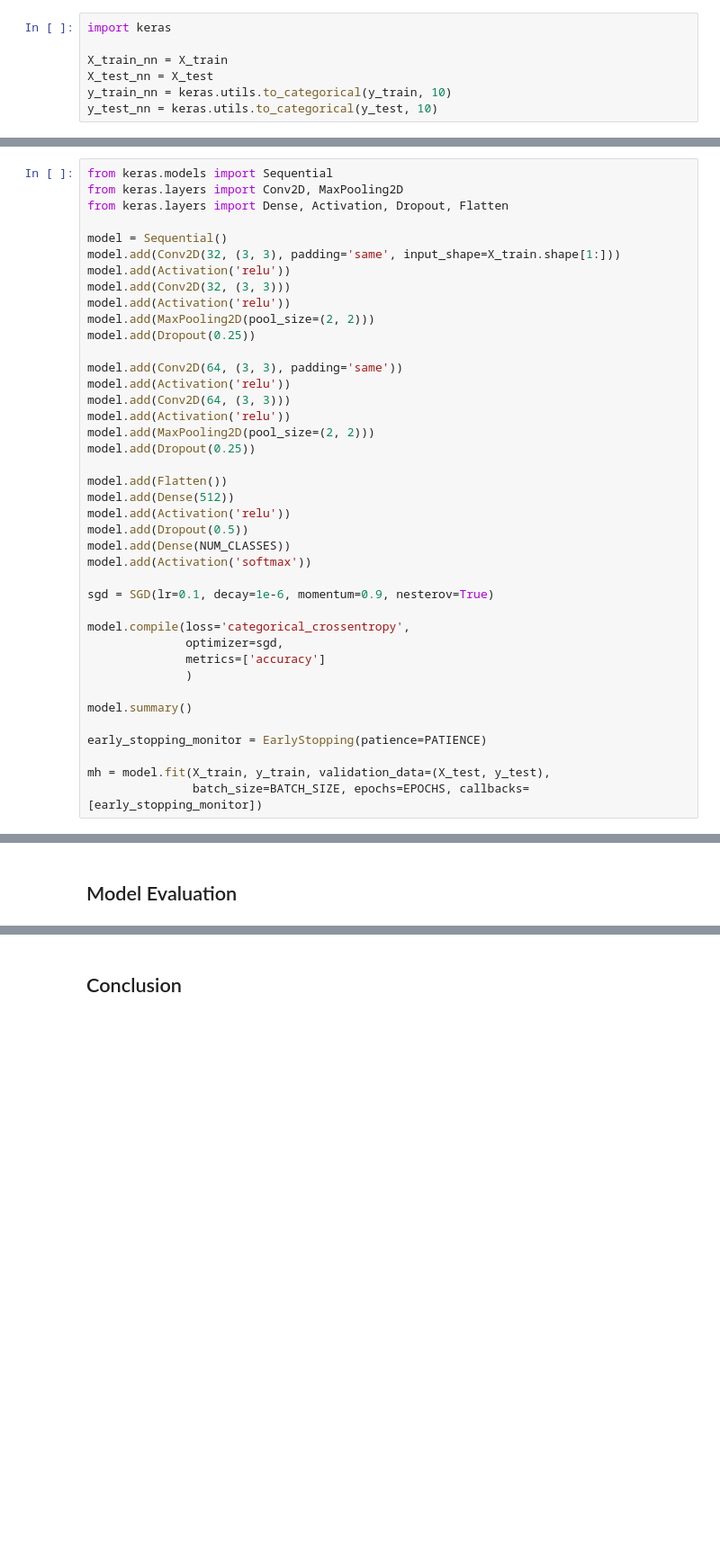
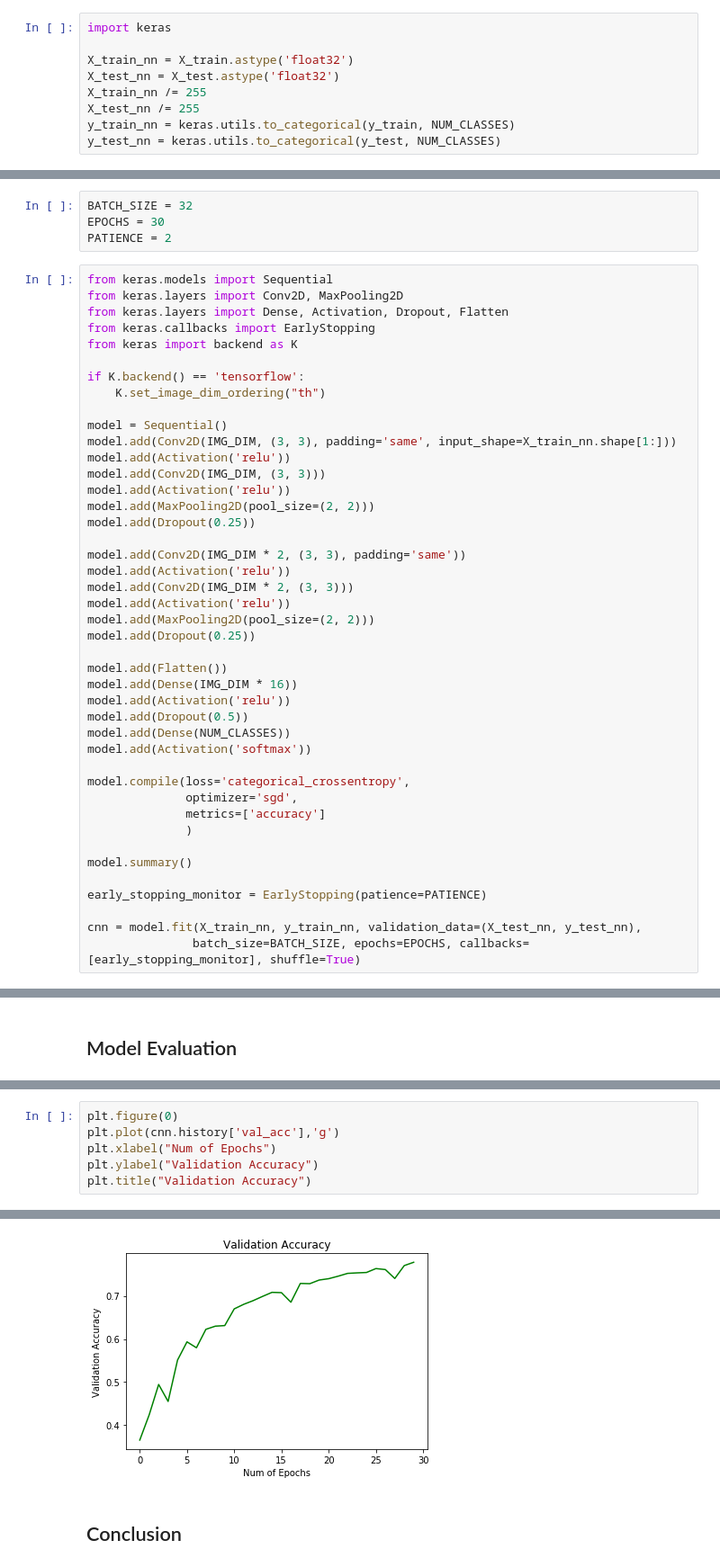
Before and after one commit to jayhuang1/cifar-10, a Jupyter notebook: cifar.ipynb, the cells around one changed output, grey strips where cells are left out. Shown at 90% size. Drawn from its saved outputs; the diff is of its cells as text; blank space fills up the shorter version.

```diff
--- a/cifar.ipynb
+++ b/cifar.ipynb
@@ -36,10 +40,12 @@ For our neural networks implementation, the label data needs to be converted int
 # %%
 import keras
 
-X_train_nn = X_train
-X_test_nn = X_test
-y_train_nn = keras.utils.to_categorical(y_train, 10)
-y_test_nn = keras.utils.to_categorical(y_test, 10)
+X_train_nn = X_train.astype('float32')
+X_test_nn = X_test.astype('float32')
+X_train_nn /= 255
+X_test_nn /= 255
+y_train_nn = keras.utils.to_categorical(y_train, NUM_CLASSES)
+y_test_nn = keras.utils.to_categorical(y_test, NUM_CLASSES)
 # %% [markdown]
 ## Model Building
 
@@ -74,36 +135,43 @@ for model in models:
 # %% [markdown]
 Let's then build a basic neural network model using Keras:
+# %%
+BATCH_SIZE = 32
+EPOCHS = 30
+PATIENCE = 2
 # %%
 from keras.models import Sequential
 from keras.layers import Conv2D, MaxPooling2D
 from keras.layers import Dense, Activation, Dropout, Flatten
+from keras.callbacks import EarlyStopping
+from keras import backend as K
+
+if K.backend() == 'tensorflow':
+    K.set_image_dim_ordering("th")
 
 model = Sequential()
-model.add(Conv2D(32, (3, 3), padding='same', input_shape=X_train.shape[1:]))
+model.add(Conv2D(IMG_DIM, (3, 3), padding='same', input_shape=X_train_nn.shape[1:]))
 model.add(Activation('relu'))
-model.add(Conv2D(32, (3, 3)))
+model.add(Conv2D(IMG_DIM, (3, 3)))
 model.add(Activation('relu'))
 model.add(MaxPooling2D(pool_size=(2, 2)))
 model.add(Dropout(0.25))
 
-model.add(Conv2D(64, (3, 3), padding='same'))
+model.add(Conv2D(IMG_DIM * 2, (3, 3), padding='same'))
 model.add(Activation('relu'))
-model.add(Conv2D(64, (3, 3)))
+model.add(Conv2D(IMG_DIM * 2, (3, 3)))
 model.add(Activation('relu'))
 model.add(MaxPooling2D(pool_size=(2, 2)))
 model.add(Dropout(0.25))
 
 model.add(Flatten())
-model.add(Dense(512))
+model.add(Dense(IMG_DIM * 16))
 model.add(Activation('relu'))
 model.add(Dropout(0.5))
 model.add(Dense(NUM_CLASSES))
 model.add(Activation('softmax'))
 
-sgd = SGD(lr=0.1, decay=1e-6, momentum=0.9, nesterov=True)
-
 model.compile(loss='categorical_crossentropy',
-              optimizer=sgd,
+              optimizer='sgd',
               metrics=['accuracy']
               )
 
@@ -111,5 +179,5 @@ model.summary()
 
 early_stopping_monitor = EarlyStopping(patience=PATIENCE)
 
-mh = model.fit(X_train, y_train, validation_data=(X_test, y_test),
-               batch_size=BATCH_SIZE, epochs=EPOCHS, callbacks=[early_stopping_monitor])
+cnn = model.fit(X_train_nn, y_train_nn, validation_data=(X_test_nn, y_test_nn),
+               batch_size=BATCH_SIZE, epochs=EPOCHS, callbacks=[early_stopping_monitor], shuffle=True)
@@ -117,0 +206,7 @@ mh = model.fit(X_train, y_train, validation_data=(X_test, y_test),
+# %%
+plt.figure(0)
+plt.plot(cnn.history['val_acc'],'g')
+plt.xlabel("Num of Epochs")
+plt.ylabel("Validation Accuracy")
+plt.title("Validation Accuracy")
+# %% [output]
@@ -118,2 +214,3 @@ mh = model.fit(X_train, y_train, validation_data=(X_test, y_test),
+[figure, added]
 # %% [markdown]
 ## Conclusion
```
Also changed, not shown: parts of 13 cells of this notebook, 2 other files.
